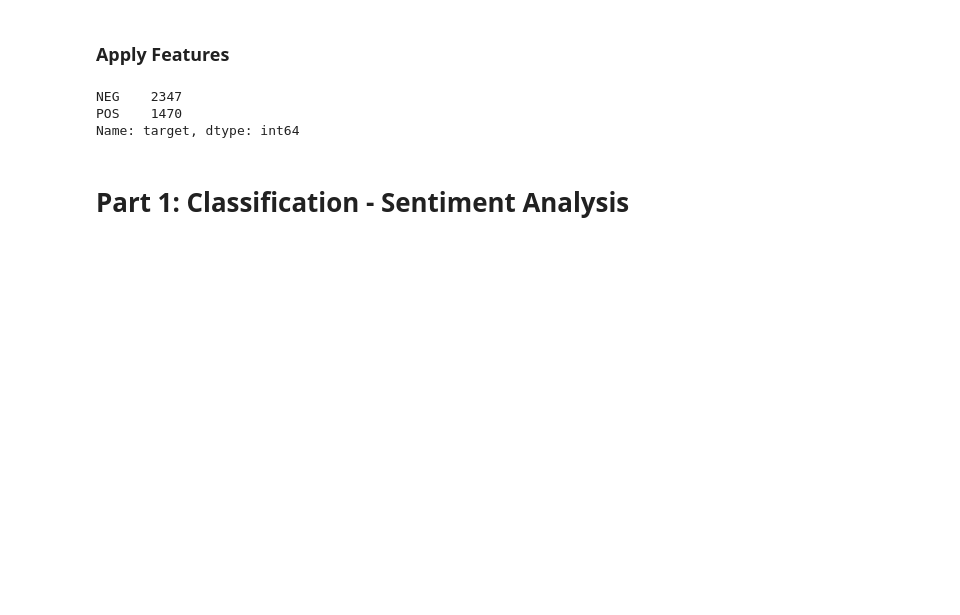
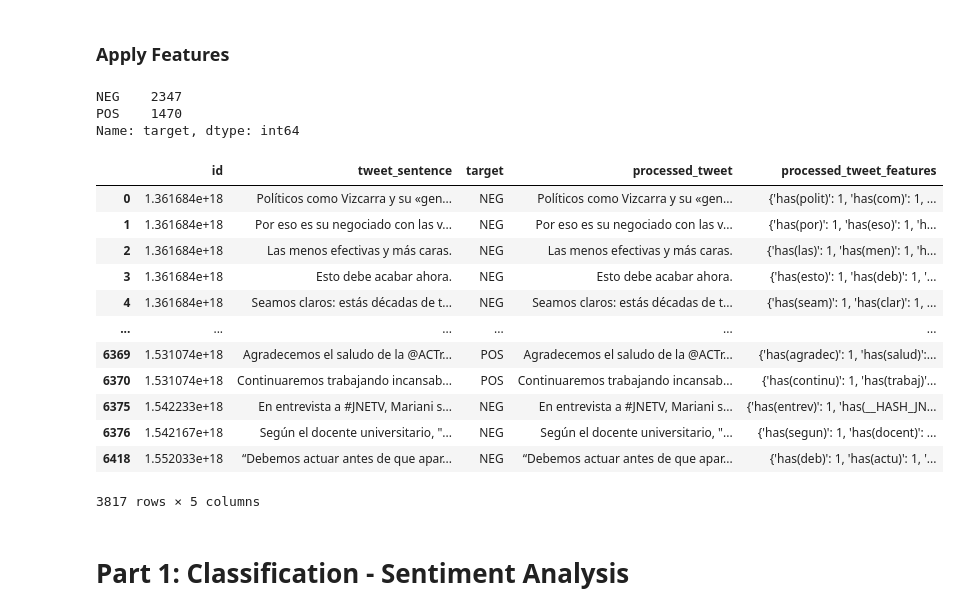
Before and after one commit to ClaudiaSM-12/Extraction_with_Twint, a Jupyter notebook: NLP_Colombia_Election_Sentiments.ipynb, the cells around one changed output. Cells and saved outputs as stored; diff of their text form; code cells hidden in the pictures; blank space fills up the shorter version.

```diff
--- a/NLP_Colombia_Election_Sentiments.ipynb
+++ b/NLP_Colombia_Election_Sentiments.ipynb
@@ -606,3 +647,19 @@ processed_tweets['processed_tweet_features'] = processed_tweets.tweet.apply(extr
+# %%
+processed_tweets
+# %% [output]
+|  | id | tweet_sentence | target | processed_tweet | processed_tweet_features |
+| 0 | 1.361684e+18 | Políticos como Vizcarra y su «gen... | NEG | Políticos como Vizcarra y su «gen... | {'has(polit)': 1, 'has(com)': 1, ... |
+| 1 | 1.361684e+18 | Por eso es su negociado con las v... | NEG | Por eso es su negociado con las v... | {'has(por)': 1, 'has(eso)': 1, 'h... |
+| 2 | 1.361684e+18 | Las menos efectivas y más caras. | NEG | Las menos efectivas y más caras. | {'has(las)': 1, 'has(men)': 1, 'h... |
+| 3 | 1.361684e+18 | Esto debe acabar ahora. | NEG | Esto debe acabar ahora. | {'has(esto)': 1, 'has(deb)': 1, '... |
+| 4 | 1.361684e+18 | Seamos claros: estás décadas de t... | NEG | Seamos claros: estás décadas de t... | {'has(seam)': 1, 'has(clar)': 1, ... |
+| ... | ... | ... | ... | ... | ... |
+| 6369 | 1.531074e+18 | Agradecemos el saludo de la @ACTr... | POS | Agradecemos el saludo de la @ACTr... | {'has(agradec)': 1, 'has(salud)':... |
+| 6370 | 1.531074e+18 | Continuaremos trabajando incansab... | POS | Continuaremos trabajando incansab... | {'has(continu)': 1, 'has(trabaj)'... |
+| 6375 | 1.542233e+18 | En entrevista a #JNETV, Mariani s... | NEG | En entrevista a #JNETV, Mariani s... | {'has(entrev)': 1, 'has(__HASH_JN... |
+| 6376 | 1.542167e+18 | Según el docente universitario, "... | NEG | Según el docente universitario, "... | {'has(segun)': 1, 'has(docent)': ... |
+| 6418 | 1.552033e+18 | “Debemos actuar antes de que apar... | NEG | “Debemos actuar antes de que apar... | {'has(deb)': 1, 'has(actu)': 1, '... |
+3817 rows × 5 columns
 # %% [markdown]
 # Part 1: Classification - Sentiment Analysis
 # %%
```
Also changed, not shown: parts of 31 cells of this notebook.
